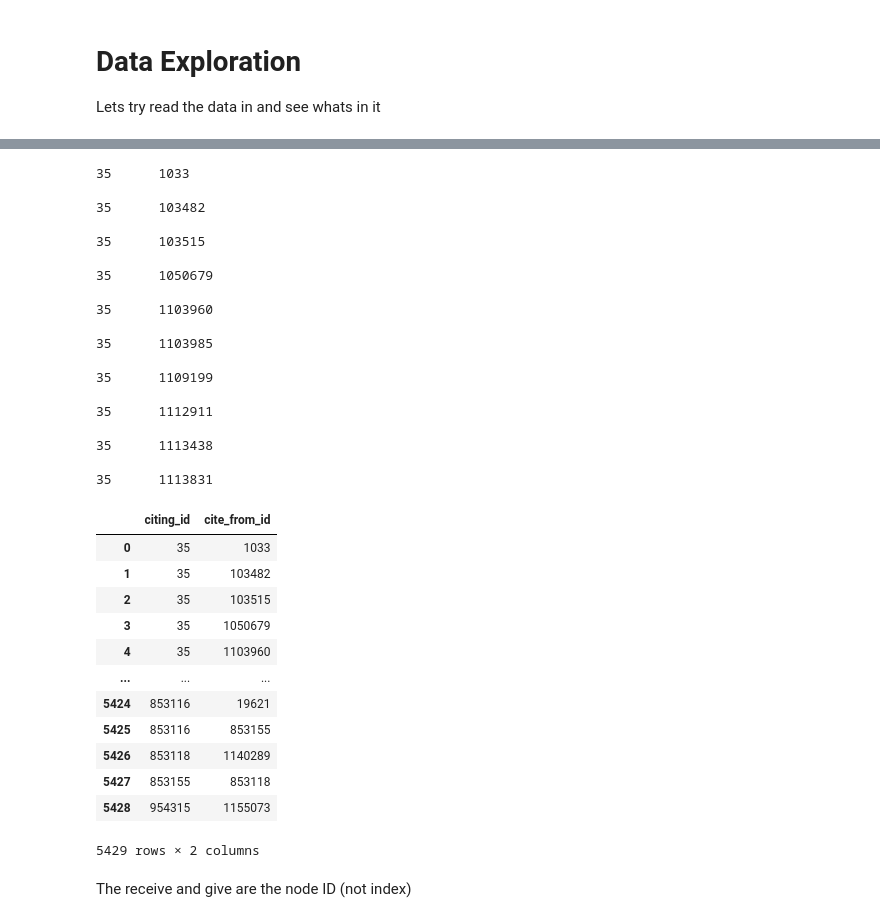
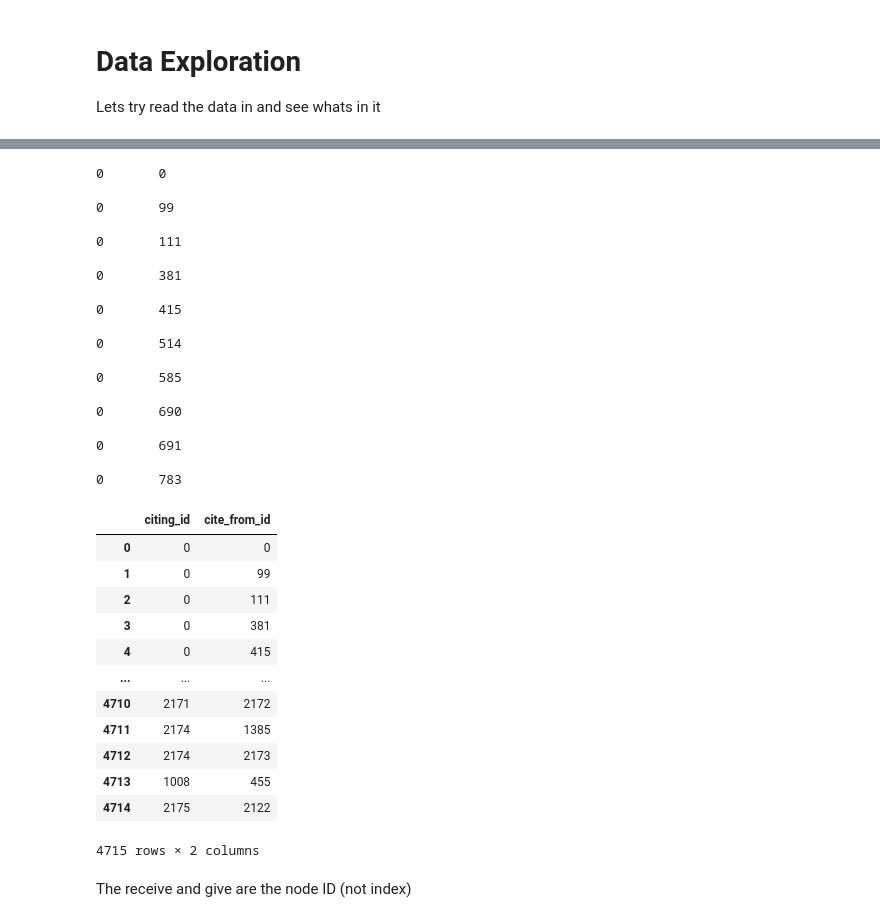
Before and after one commit to CyberExplosion/Deep-Learning-Projects, a Jupyter notebook: P5/dataExploration.ipynb, the cells around one changed output, grey strips where cells are left out. Saved outputs shown, nothing was run; the diff lists cells and outputs as text; code cells hidden in the pictures.

```diff
--- a/P5/dataExploration.ipynb
+++ b/P5/dataExploration.ipynb
@@ -60,48 +59,48 @@ Total of number of labels: 7
 # %%
 # Load in the link
 # Lets try load in the node data
-with open(f'./data/cora/link', mode='r') as file2:
+with open(f'./data/citeseer/link', mode='r') as file2:
     for i in range(10):
         lines = file2.readline()
         print(lines)
 # %% [output]
-35      1033
+0       0
 
-35      103482
+0       99
 
-35      103515
+0       111
 
-35      1050679
+0       381
 
-35      1103960
+0       415
 
-35      1103985
+0       514
 
-35      1109199
+0       585
 
-35      1112911
+0       690
 
-35      1113438
+0       691
 
-35      1113831
+0       783
 # %%
-linkPd = pd.read_csv('./data/cora/link', delim_whitespace=True, header=None)
+linkPd = pd.read_csv('./data/citeseer/link', delim_whitespace=True, header=None)
 linkPd.rename(columns={0:'citing_id', 1:'cite_from_id'}, inplace=True)
 linkPd
 # %% [output]
 |  | citing_id | cite_from_id |
-| 0 | 35 | 1033 |
-| 1 | 35 | 103482 |
-| 2 | 35 | 103515 |
-| 3 | 35 | 1050679 |
-| 4 | 35 | 1103960 |
+| 0 | 0 | 0 |
+| 1 | 0 | 99 |
+| 2 | 0 | 111 |
+| 3 | 0 | 381 |
+| 4 | 0 | 415 |
 | ... | ... | ... |
-| 5424 | 853116 | 19621 |
-| 5425 | 853116 | 853155 |
-| 5426 | 853118 | 1140289 |
-| 5427 | 853155 | 853118 |
-| 5428 | 954315 | 1155073 |
+| 4710 | 2171 | 2172 |
+| 4711 | 2174 | 1385 |
+| 4712 | 2174 | 2173 |
+| 4713 | 1008 | 455 |
+| 4714 | 2175 | 2122 |
-5429 rows × 2 columns
+4715 rows × 2 columns
 # %% [markdown]
 The receive and give are the node ID (not index)
 # %% [markdown]
```
Also changed, not shown: parts of 4 cells of this notebook, 8 other files.
